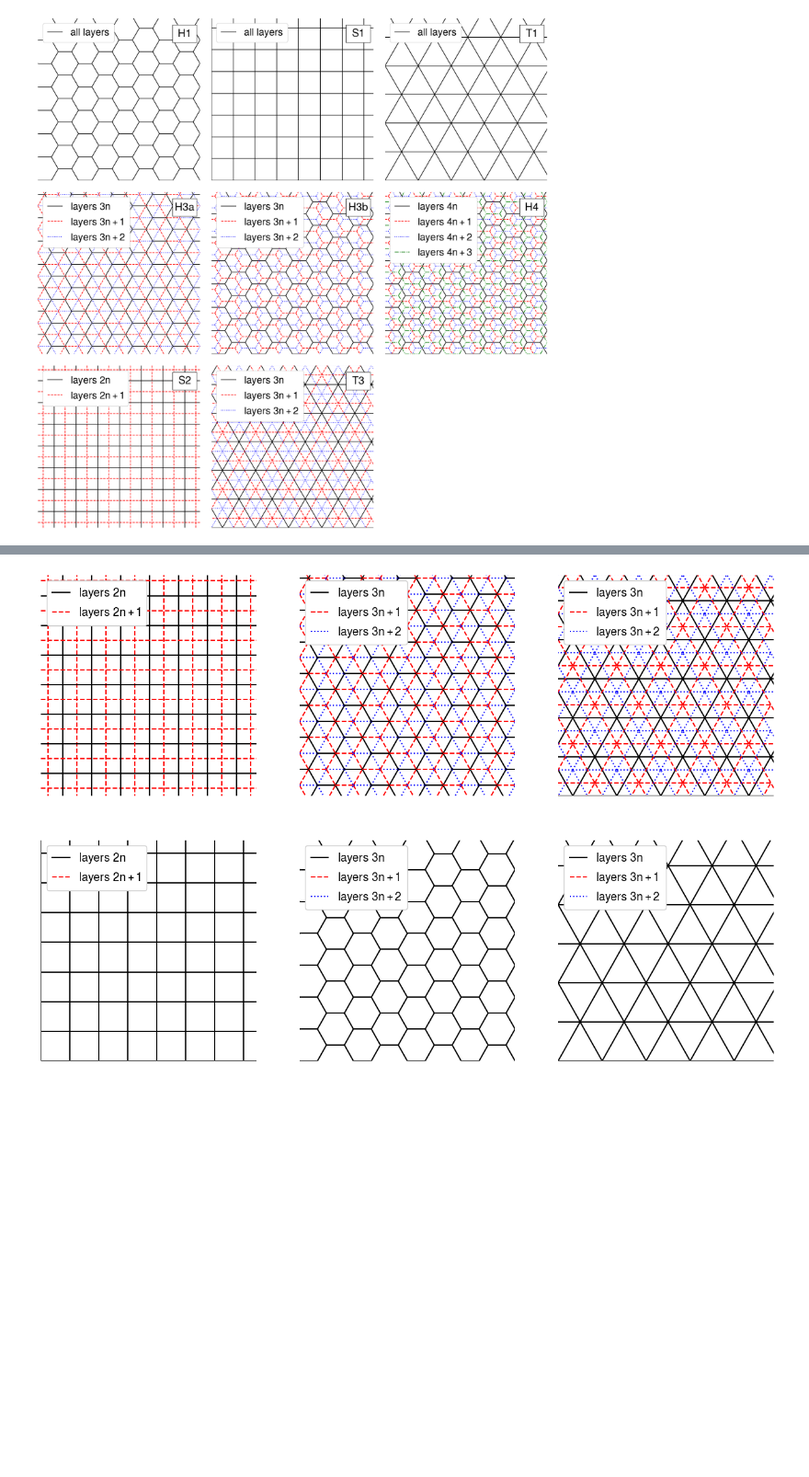
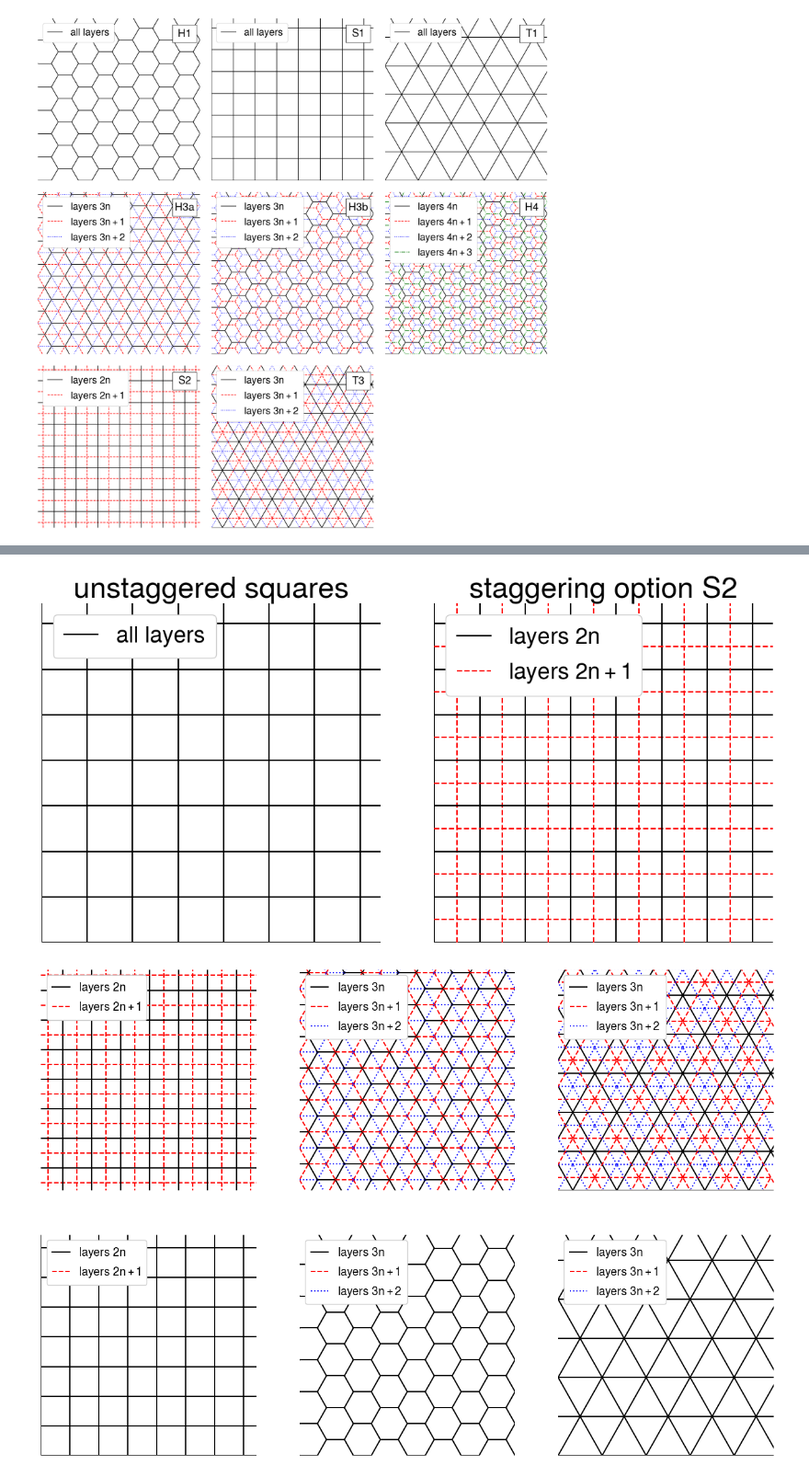
Before and after one commit to sebouh137/staggered_tesselations, a Jupyter notebook: InterleavedHexagons.ipynb, the cells around one changed output, grey strips where cells are left out. Shown at 92% size. Saved outputs shown, nothing was run; the diff lists cells and outputs as text; code cells hidden in the pictures; blank space fills up the shorter version.

```diff
--- a/InterleavedHexagons.ipynb
+++ b/InterleavedHexagons.ipynb
@@ -179,3 +220,44 @@ plt.show()
+# %%
+fig, axs = plt.subplots(1, 2, figsize=(18*2/3, 6),sharex=True, sharey=True)
+
+draw_funcs=[draw_squares]*3
+stagger=(False, True, True)
+add_args=({},
+#          dict(x0s=(0, 0.5),y0s=(0, 0)),
+         dict(x0s=(0, 0.5),y0s=(0, 0.5)))
+nlayergroups=(1, 2, 2)
+
+#names="unstaggered squares","semi-staggered squares","staggering option S2"
+names="unstaggered squares","staggering option S2"
+
+for i in range(2):
+    plt.sca(axs[i])
+    draw_funcs[i](stagger[i], **(add_args[i]))
+    plt.axis("off")
+    if nlayergroups[i]!=1:
+        labels=[f"layers ${nlayergroups[i]}n$"] + [f"layers ${nlayergroups[i]}n+{j}$" for j in range(1,nlayergroups[i])]
+    else :
+        labels=["all layers"]
+    handles=[]
+    for k in range(nlayergroups[i]):
+        handles.append(plt.plot([],[], **styles[k],label=labels[k])[0])
+
+    plt.legend(framealpha=1, loc='upper left', frameon=True, fontsize=24)#, title=names[i])
+    plt.gca().set_aspect(1)
+    #import matplotlib as mpl
+    #a=0.83,0.85
+    #w,h=0.15, 0.11
+    #plt.gca().add_patch(mpl.patches.Rectangle(a, w,h, transform=plt.gca().transAxes, facecolor='w',
+    #                                         zorder=3, edgecolor='k'))
+    plt.title(names[i])
+
+plt.xlim(0,12)
+plt.ylim(0,12)
+plt.tight_layout()
+plt.savefig("images/tesselations_square_only.pdf")
+plt.show()
+# %% [output]
+[figure, added]
 # %%
 fig, axs = plt.subplots(2, 3, figsize=(16, 16*2/3),sharex=True, sharey=True)
 
```
Also changed, not shown: parts of 3 cells of this notebook, 19 other files.
